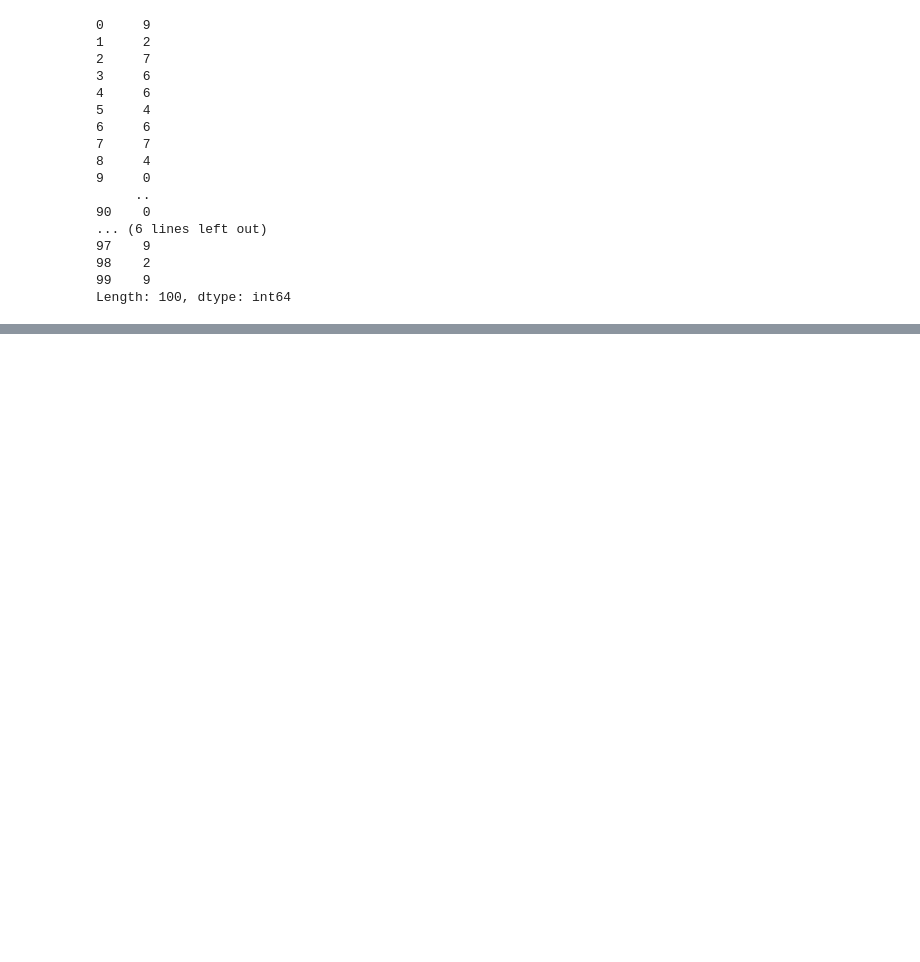
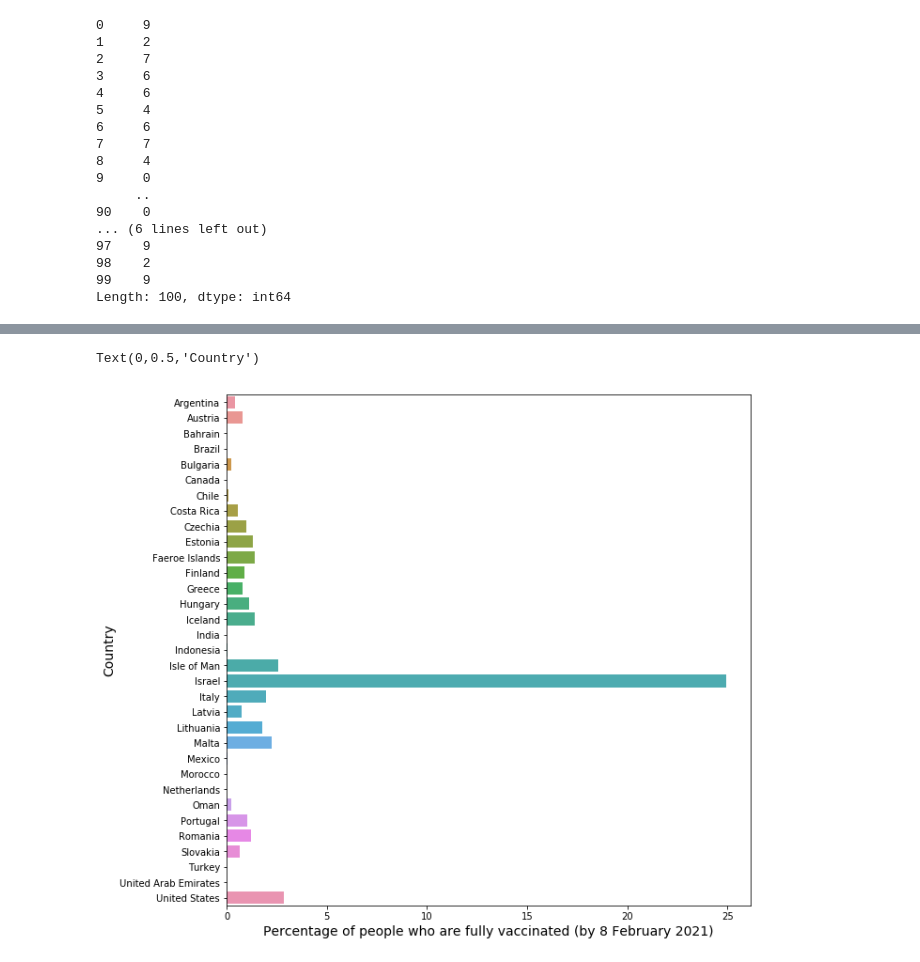
Before and after one commit to verku/pydata-book, a Jupyter notebook: ch09.ipynb, the cells around one changed output, grey strips where cells are left out. Drawn from its saved outputs; the diff is of its cells as text; code cells hidden in the pictures; blank space fills up the shorter version.

Commit message:
Add another plot with data from kaggle

```diff
--- a/ch09.ipynb
+++ b/ch09.ipynb
@@ -667,0 +676,5 @@ value_counts:s.value_counts().plot.bar()
+# %%
+country_vaccinations="/Users/verenakutschera/Dropbox/Projects/Miscellanea/Workshops/meetup_Python_DataAnalysis/data/kaggle_covid_world_vaccination_progress_210210/country_vaccinations.xls"
+# %%
+df = pd.read_csv(country_vaccinations)
+df.head()
@@ -667,0 +688,3 @@ value_counts:s.value_counts().plot.bar()
+# %%
+sel = df[df['date'] == '2021-02-08']
+sel.head()
@@ -667,0 +698,8 @@ value_counts:s.value_counts().plot.bar()
+# %%
+fig, bar = plt.subplots(figsize = (10,10))
+bar = sns.barplot(y='country', x='people_fully_vaccinated_per_hundred', data=sel)
+bar.set_xlabel('Percentage of people who are fully vaccinated (by 8 February 2021)', fontsize = 14)
+bar.set_ylabel('Country', fontsize = 14)
+# %% [output]
+Text(0,0.5,'Country')
+[figure, added]
```
Also changed, not shown: parts of 4 cells of this notebook.
